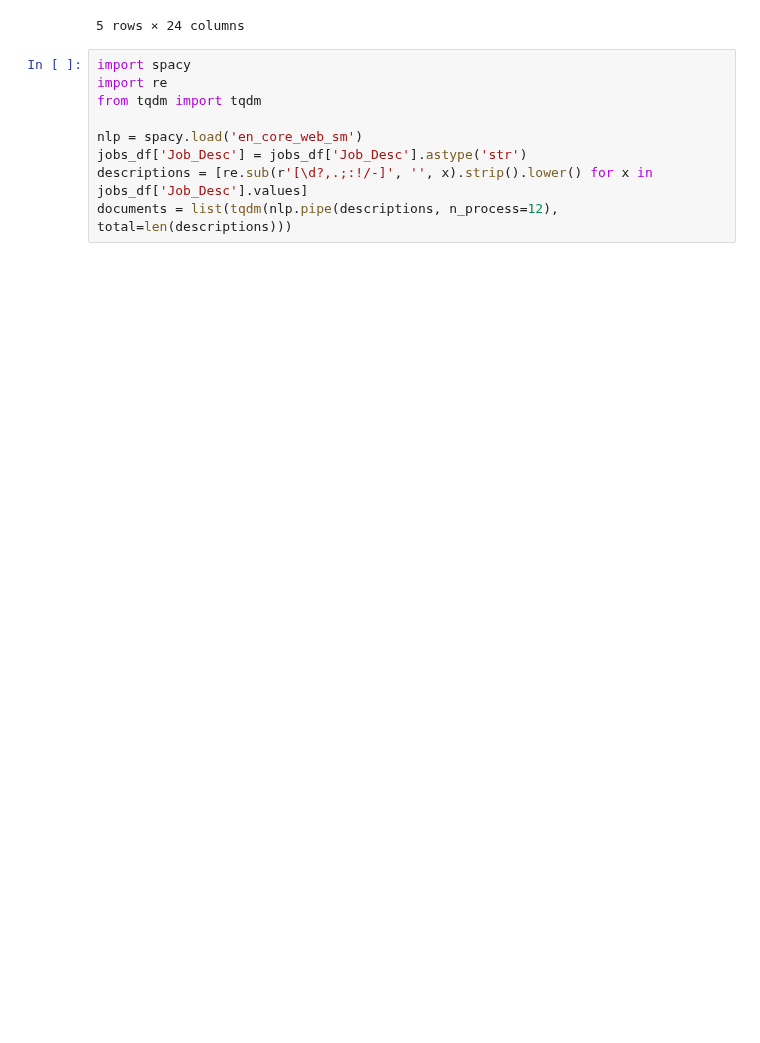
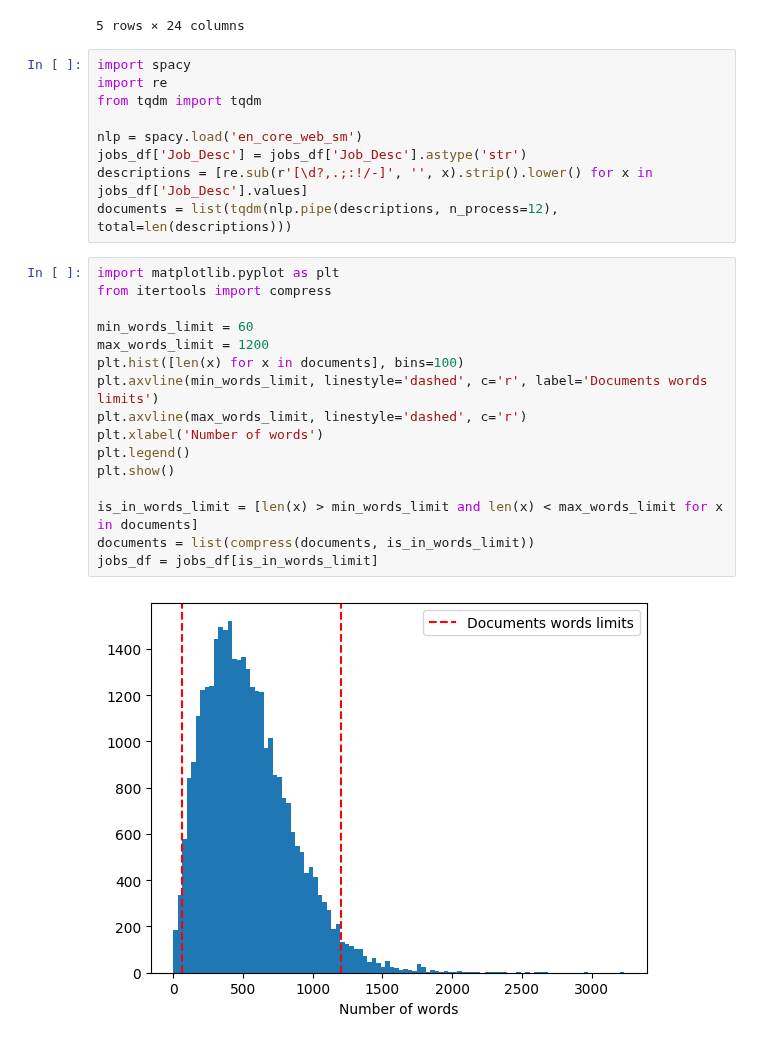
Before and after one commit to Qubi0-0/LinkedInJobSalaryPredict, a Jupyter notebook: job_titles_modeling.ipynb, the cells around one changed output. Cells and saved outputs as stored; diff of their text form; blank space fills up the shorter version.

```diff
--- a/job_titles_modeling.ipynb
+++ b/job_titles_modeling.ipynb
@@ -20,5 +20,23 @@ nlp = spacy.load('en_core_web_sm')
 jobs_df['Job_Desc'] = jobs_df['Job_Desc'].astype('str')
 descriptions = [re.sub(r'[\d?,.;:!/-]', '', x).strip().lower() for x in jobs_df['Job_Desc'].values]
 documents = list(tqdm(nlp.pipe(descriptions, n_process=12), total=len(descriptions)))
+# %%
+import matplotlib.pyplot as plt
+from itertools import compress
+
+min_words_limit = 60
+max_words_limit = 1200
+plt.hist([len(x) for x in documents], bins=100)
+plt.axvline(min_words_limit, linestyle='dashed', c='r', label='Documents words limits')
+plt.axvline(max_words_limit, linestyle='dashed', c='r')
+plt.xlabel('Number of words')
+plt.legend()
+plt.show()
+
+is_in_words_limit = [len(x) > min_words_limit and len(x) < max_words_limit for x in documents]
+documents = list(compress(documents, is_in_words_limit))
+jobs_df = jobs_df[is_in_words_limit]
+# %% [output]
+[figure, added]
 # %%
 from gensim.corpora import Dictionary
```
Also changed, not shown: parts of 6 cells of this notebook.
